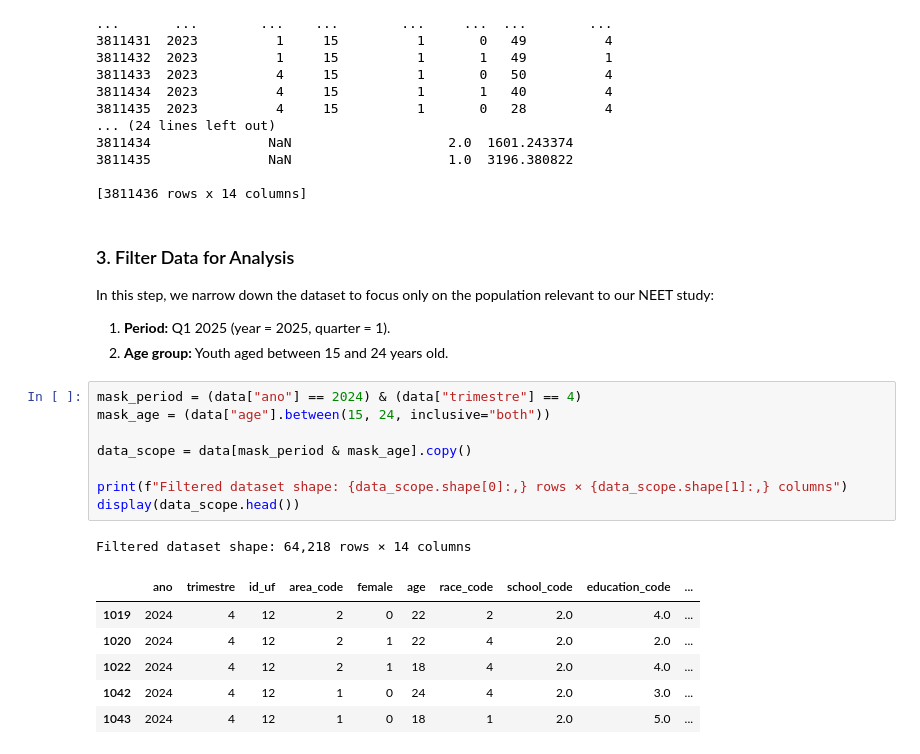
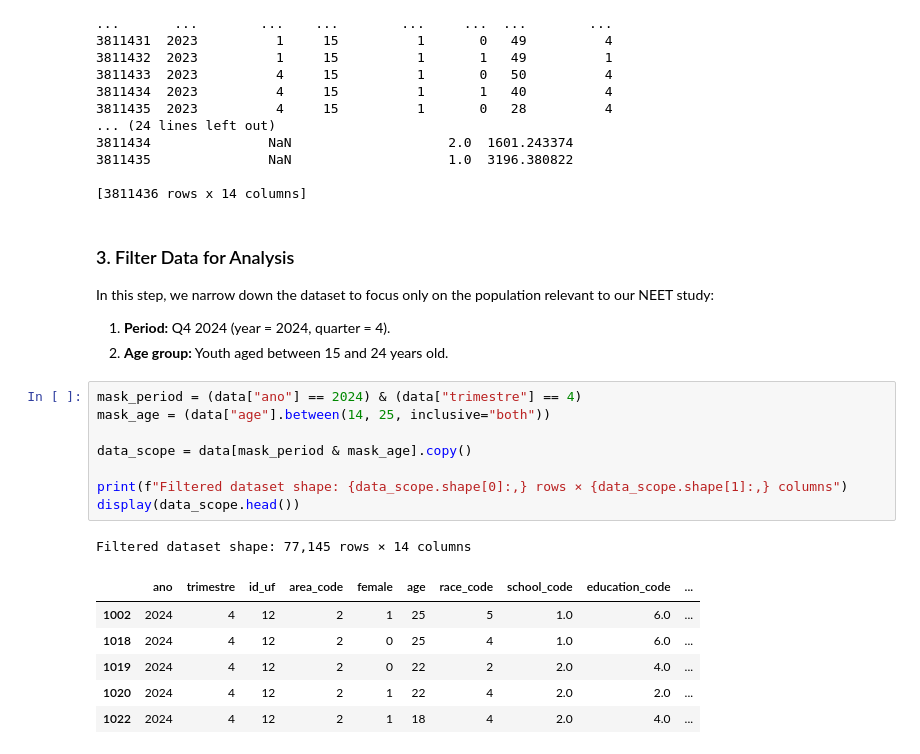
Before and after one commit to Ligia-pdf/NEETBrazil, a Jupyter notebook: newanalysis.ipynb, the cells around one changed output. Drawn from its saved outputs; the diff is of its cells as text.

Commit message:
new analysis with new dataset more clear

```diff
--- a/newanalysis.ipynb
+++ b/newanalysis.ipynb
@@ -177,21 +177,21 @@ print(data)
 ### 3. Filter Data for Analysis
 
 In this step, we narrow down the dataset to focus only on the population relevant to our NEET study:
-1. **Period:** Q1 2025 (year = 2025, quarter = 1).
+1. **Period:** Q4 2024 (year = 2024, quarter = 4).
 2. **Age group:** Youth aged between 15 and 24 years old.
 # %%
 mask_period = (data["ano"] == 2024) & (data["trimestre"] == 4)
-mask_age = (data["age"].between(15, 24, inclusive="both"))
+mask_age = (data["age"].between(14, 25, inclusive="both"))
 
 data_scope = data[mask_period & mask_age].copy()
 
 print(f"Filtered dataset shape: {data_scope.shape[0]:,} rows × {data_scope.shape[1]:,} columns")
 display(data_scope.head())
 # %% [output]
-Filtered dataset shape: 64,218 rows × 14 columns
+Filtered dataset shape: 77,145 rows × 14 columns
 |  | ano | trimestre | id_uf | area_code | female | age | race_code | school_code | education_code | ... |
+| 1002 | 2024 | 4 | 12 | 2 | 1 | 25 | 5 | 1.0 | 6.0 | ... |
+| 1018 | 2024 | 4 | 12 | 2 | 0 | 25 | 4 | 1.0 | 6.0 | ... |
 | 1019 | 2024 | 4 | 12 | 2 | 0 | 22 | 2 | 2.0 | 4.0 | ... |
 | 1020 | 2024 | 4 | 12 | 2 | 1 | 22 | 4 | 2.0 | 2.0 | ... |
 | 1022 | 2024 | 4 | 12 | 2 | 1 | 18 | 4 | 2.0 | 4.0 | ... |
-| 1042 | 2024 | 4 | 12 | 1 | 0 | 24 | 4 | 2.0 | 3.0 | ... |
-| 1043 | 2024 | 4 | 12 | 1 | 0 | 18 | 1 | 2.0 | 5.0 | ... |
```
Also changed, not shown: parts of 3 cells of this notebook, 1 other file.
